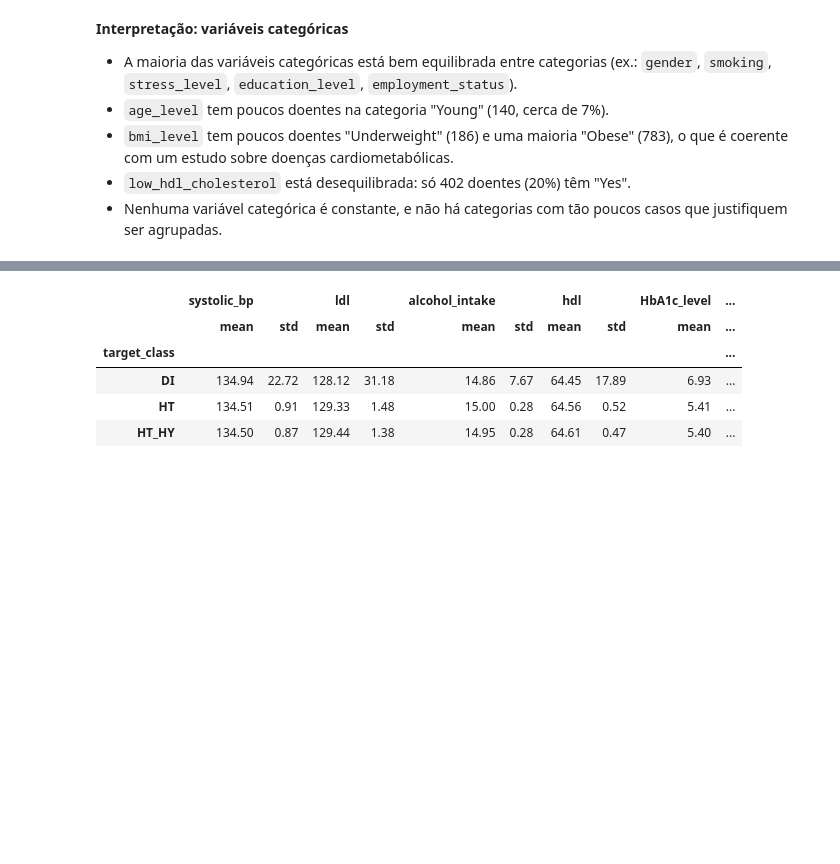
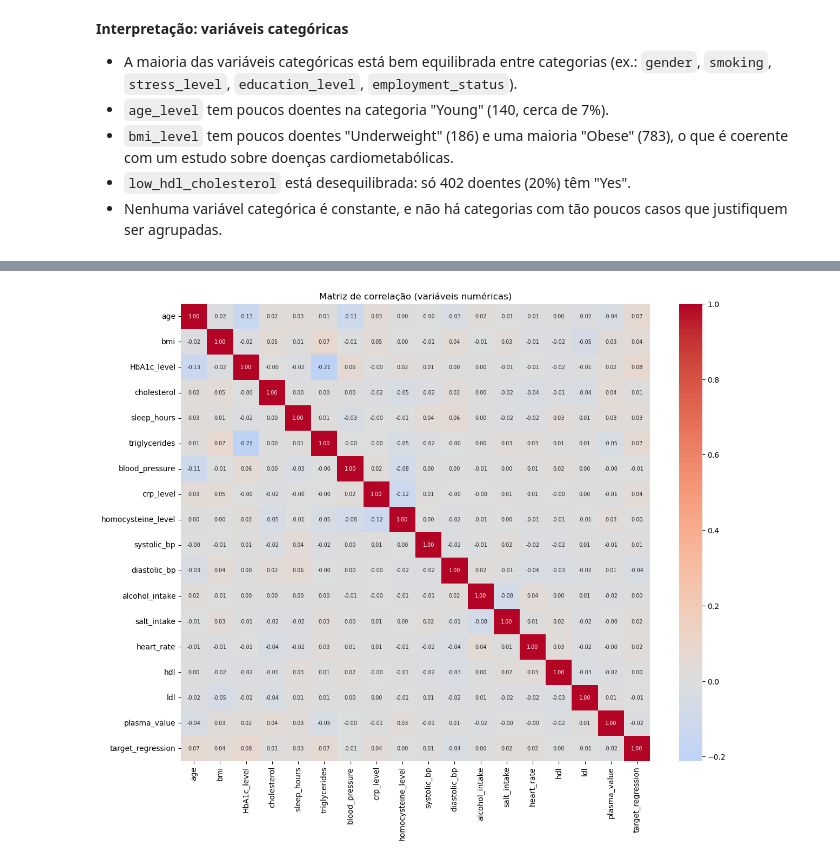
Before and after one commit to 1231478-Ellah-Fleischmann/APRAU-PROJETO, a Jupyter notebook: notebooks/APRAU_EFG_M1A_1231478_1230806.ipynb, the cells around one changed output, grey strips where cells are left out. Cells and saved outputs as stored; diff of their text form; code cells hidden in the pictures; blank space fills up the shorter version.

```diff
--- a/notebooks/APRAU_EFG_M1A_1231478_1230806.ipynb
+++ b/notebooks/APRAU_EFG_M1A_1231478_1230806.ipynb
@@ -299,10 +307,12 @@ plt.show()
 # %%
-cols = ['systolic_bp', 'ldl', 'alcohol_intake', 'hdl', 'HbA1c_level']
-df.groupby('target_class')[cols].agg(['mean', 'std']).round(2)
+# Variáveis numéricas sem as constantes/redundantes
+cols_uteis = [c for c in num_cols if c not in ['calcium_baseline', 'systolic_index',
+                                               'age_normalized', 'ldl_alternative']]
+
+plt.figure(figsize=(14, 11))
+sns.heatmap(df[cols_uteis + ['target_regression']].corr(),
+            cmap='coolwarm', center=0, annot=True, fmt='.2f', annot_kws={'size': 7})
+plt.title('Matriz de correlação (variáveis numéricas)')
+plt.show()
 # %% [output]
-|  | systolic_bp |  | ldl |  | alcohol_intake |  | hdl |  | HbA1c_level | ... |
-|  | mean | std | mean | std | mean | std | mean | std | mean | ... |
-| target_class |  |  |  |  |  |  |  |  |  | ... |
-| DI | 134.94 | 22.72 | 128.12 | 31.18 | 14.86 | 7.67 | 64.45 | 17.89 | 6.93 | ... |
-| HT | 134.51 | 0.91 | 129.33 | 1.48 | 15.00 | 0.28 | 64.56 | 0.52 | 5.41 | ... |
-| HT_HY | 134.50 | 0.87 | 129.44 | 1.38 | 14.95 | 0.28 | 64.61 | 0.47 | 5.40 | ... |
+[figure, added]
```
Also changed, not shown: parts of 13 cells of this notebook.
